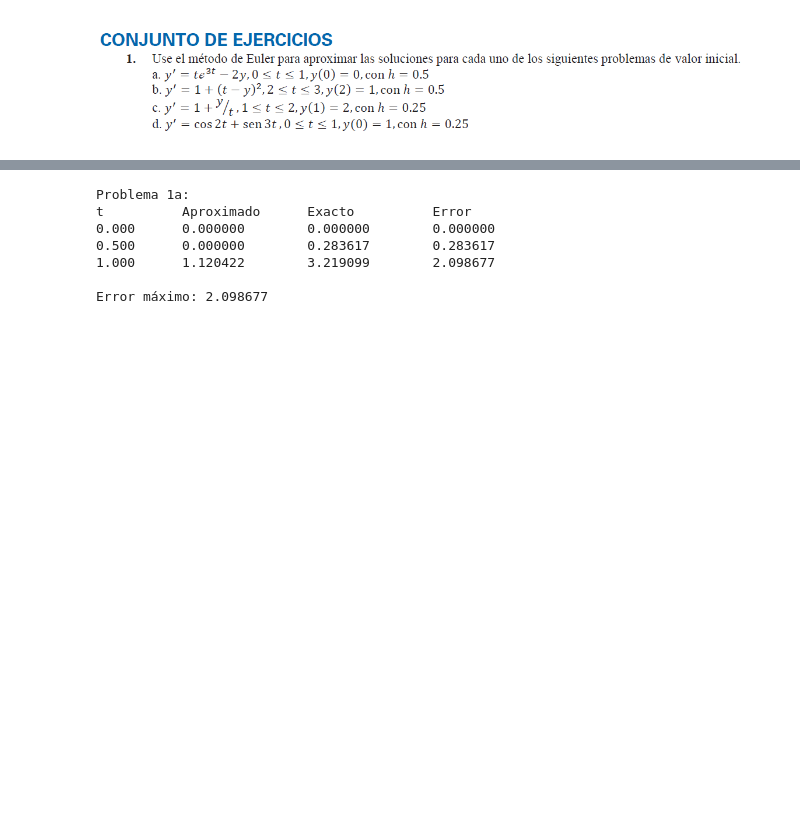
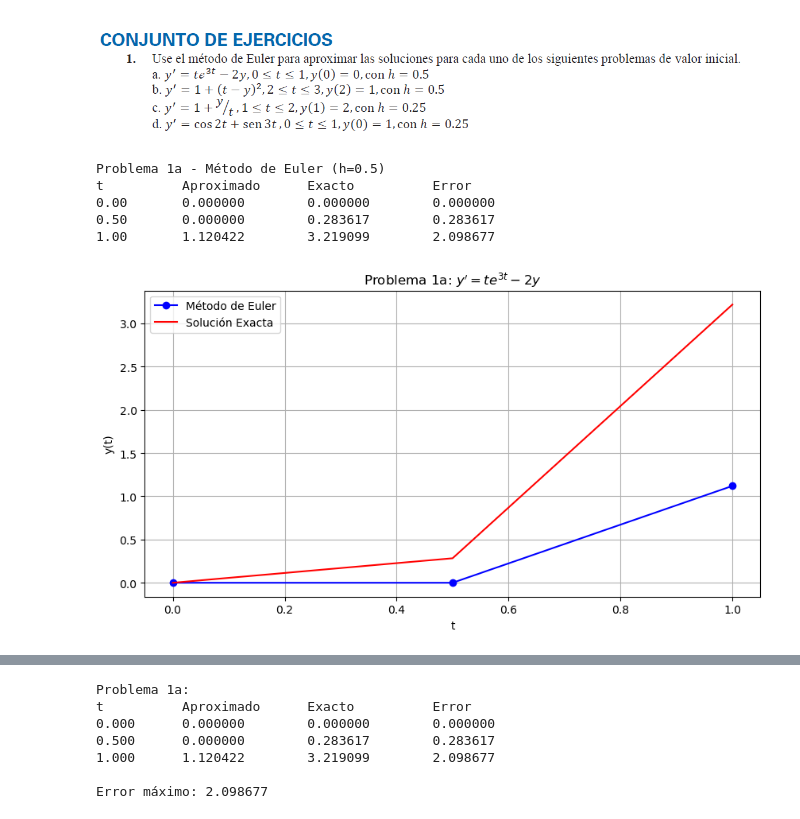
Before and after one commit to JASL22/-Tarea-12-Ejercicios-Unidad-05-A-ODE-Metodo-de-Euler, a Jupyter notebook: Deber 12.ipynb, the cells around one changed output, grey strips where cells are left out. Drawn from its saved outputs; the diff is of its cells as text; code cells hidden in the pictures; blank space fills up the shorter version.

```diff
--- a/Deber 12.ipynb
+++ b/Deber 12.ipynb
@@ -123,0 +10,59 @@ def print_results(t, y_approx, y_exact, errors):
+# %%
+import numpy as np
+import matplotlib.pyplot as plt
+
+# Definición de la EDO y solución exacta
+def f1a(t, y):
+    return t * np.exp(3*t) - 2*y
+
+def exact_sol1a(t):
+    return (1/5)*t*np.exp(3*t) - (1/25)*np.exp(3*t) + (1/25)*np.exp(-2*t)
+
+# Método de Euler
+def euler_method(f, t0, y0, h, n):
+    t = np.zeros(n+1)
+    y = np.zeros(n+1)
+    t[0] = t0
+    y[0] = y0
+    for i in range(n):
+        y[i+1] = y[i] + h * f(t[i], y[i])
+        t[i+1] = t[i] + h
+    return t, y
+
+# Parámetros
+t0, y0 = 0, 0
+h = 0.5
+n = int((1 - t0)/h)  # Número de pasos
+
+# Aplicar Euler
+t_euler, y_euler = euler_method(f1a, t0, y0, h, n)
+
+# Solución exacta en los mismos puntos
+y_exact = exact_sol1a(t_euler)
+
+# Calcular errores
+errors = np.abs(y_exact - y_euler)
+
+# Resultados en tabla
+print("Problema 1a - Método de Euler (h=0.5)")
+print("{:<10} {:<15} {:<15} {:<15}".format("t", "Aproximado", "Exacto", "Error"))
+for ti, ye, ya in zip(t_euler, y_euler, y_exact):
+    print("{:<10.2f} {:<15.6f} {:<15.6f} {:<15.6f}".format(ti, ye, ya, abs(ya - ye)))
+
+# Gráfico
+plt.figure(figsize=(10, 5))
+plt.plot(t_euler, y_euler, 'bo-', label='Método de Euler')
+plt.plot(t_euler, y_exact, 'r-', label='Solución Exacta')
+plt.title("Problema 1a: $y' = te^{3t} - 2y$")
+plt.xlabel('t')
+plt.ylabel('y(t)')
+plt.legend()
+plt.grid()
+plt.show()
+# %% [output]
+Problema 1a - Método de Euler (h=0.5)
+t          Aproximado      Exacto          Error
+0.00       0.000000        0.000000        0.000000
+0.50       0.000000        0.283617        0.283617
+1.00       1.120422        3.219099        2.098677
+[figure, added]
```
Also changed, not shown: parts of 4 cells of this notebook.
